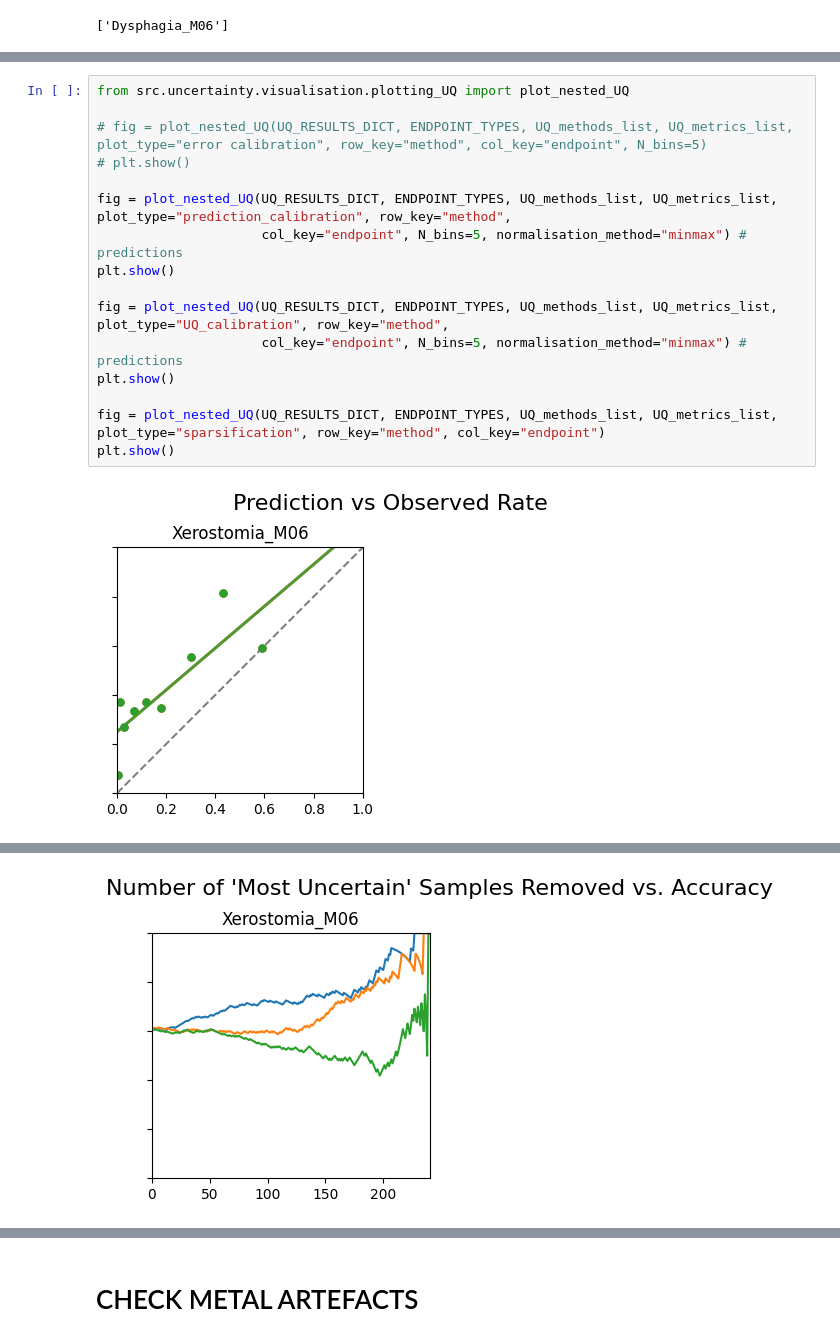
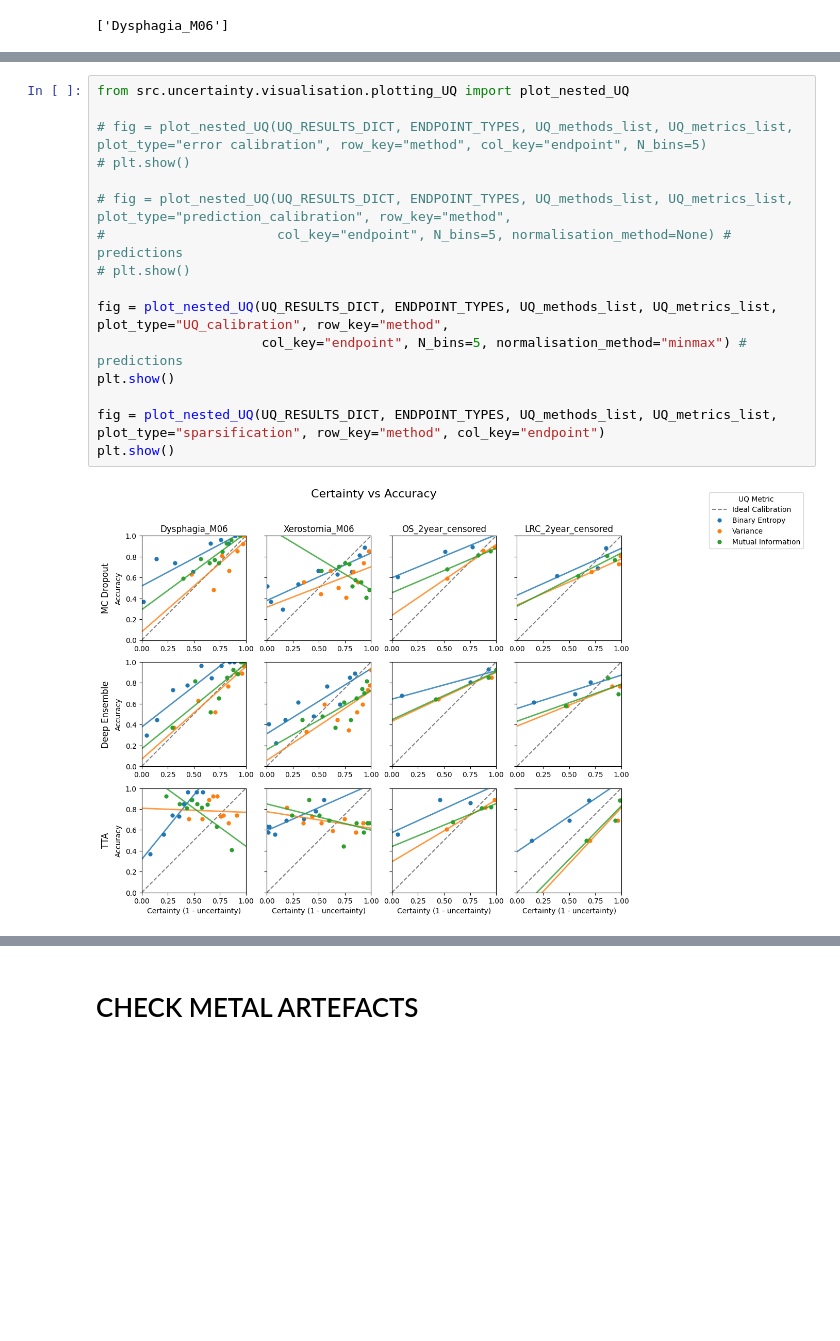
Before and after one commit to DLinRadiotherapyUMCG/PR3DICTR, a Jupyter notebook: metrics_testing.ipynb, the cells around one changed output, grey strips where cells are left out. Saved outputs shown, nothing was run; the diff lists cells and outputs as text; blank space fills up the shorter version.

```diff
--- a/metrics_testing.ipynb
+++ b/metrics_testing.ipynb
@@ -150,18 +184,18 @@ Endpoint: Xerostomia_M06, Method: MC Dropout, AUC: 0.70           241
 # %%
 from src.uncertainty.visualisation.plotting_UQ import plot_nested_UQ
 
 # fig = plot_nested_UQ(UQ_RESULTS_DICT, ENDPOINT_TYPES, UQ_methods_list, UQ_metrics_list, plot_type="error calibration", row_key="method", col_key="endpoint", N_bins=5)
 # plt.show()
 
-fig = plot_nested_UQ(UQ_RESULTS_DICT, ENDPOINT_TYPES, UQ_methods_list, UQ_metrics_list, plot_type="prediction_calibration", row_key="method",
-                     col_key="endpoint", N_bins=5, normalisation_method="minmax") # predictions
-plt.show()
+# fig = plot_nested_UQ(UQ_RESULTS_DICT, ENDPOINT_TYPES, UQ_methods_list, UQ_metrics_list, plot_type="prediction_calibration", row_key="method",
+#                      col_key="endpoint", N_bins=5, normalisation_method=None) # predictions
+# plt.show()
 
 fig = plot_nested_UQ(UQ_RESULTS_DICT, ENDPOINT_TYPES, UQ_methods_list, UQ_metrics_list, plot_type="UQ_calibration", row_key="method",
                      col_key="endpoint", N_bins=5, normalisation_method="minmax") # predictions
 plt.show()
 
 fig = plot_nested_UQ(UQ_RESULTS_DICT, ENDPOINT_TYPES, UQ_methods_list, UQ_metrics_list, plot_type="sparsification", row_key="method", col_key="endpoint")
 plt.show()
 # %% [output]
-[figure, old version]
+[figure, new version]
@@ -169 +202,0 @@ plt.show()
-[figure, removed]
```
Also changed, not shown: parts of 5 cells of this notebook, 10 other files.
